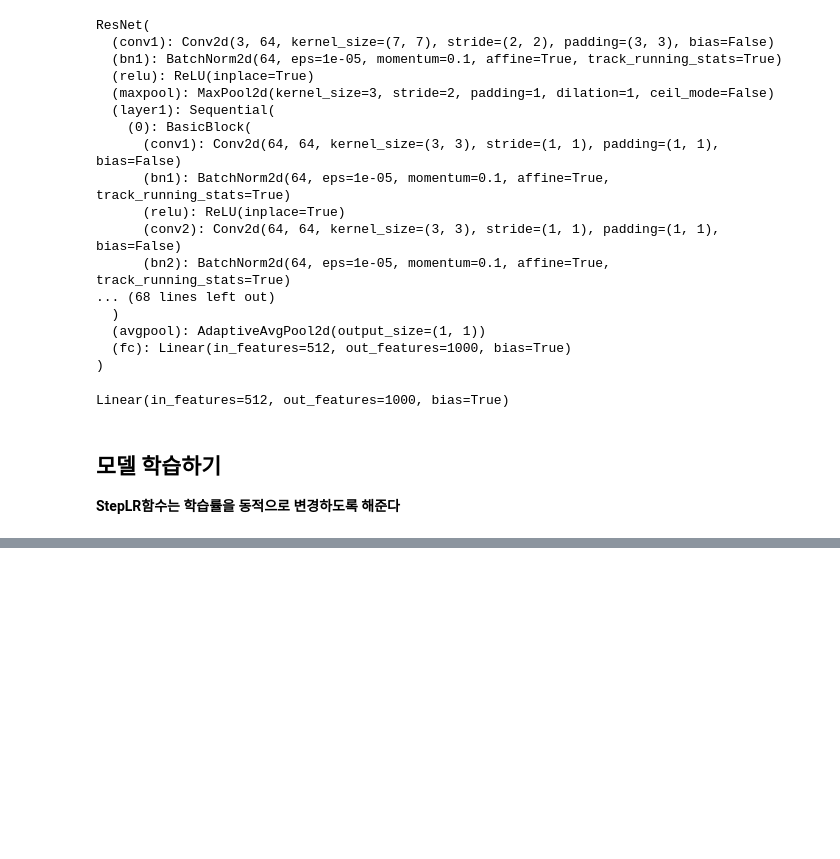
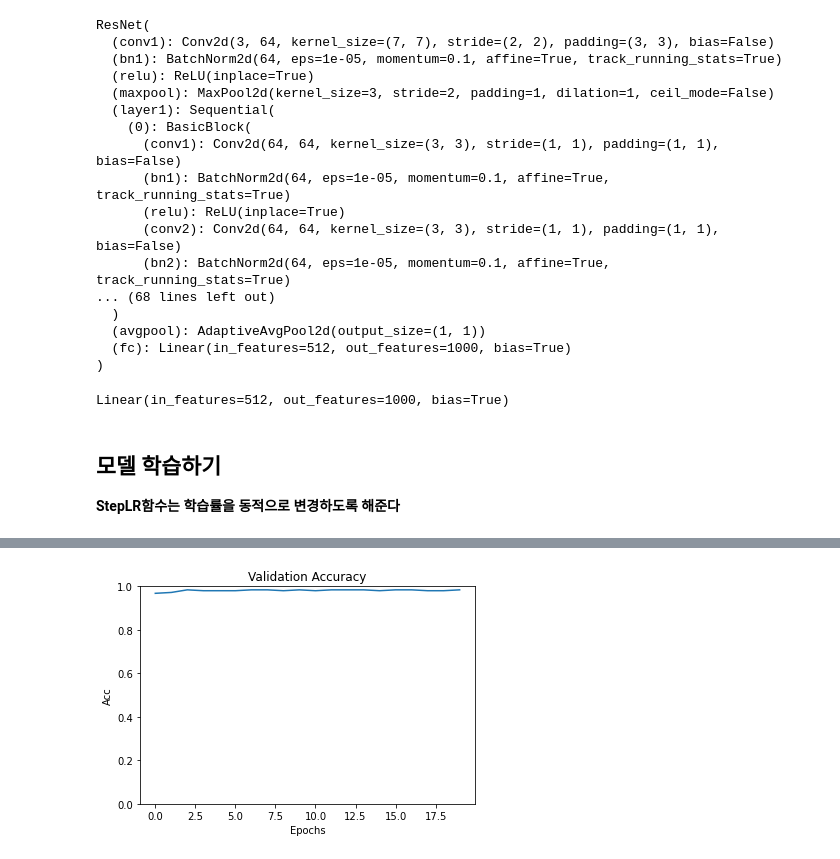
Before and after one commit to superbunny38/DeepLearning, a Jupyter notebook: pytorch/Chap_3_신경망_더_깊이_알아보기.ipynb, the cells around one changed output, grey strips where cells are left out. Saved outputs shown, nothing was run; the diff lists cells and outputs as text; code cells hidden in the pictures; blank space fills up the shorter version.

```diff
--- a/pytorch/Chap_3_신경망_더_깊이_알아보기.ipynb
+++ b/pytorch/Chap_3_신경망_더_깊이_알아보기.ipynb
@@ -438,0 +503,9 @@ NameError: ignored
+# %%
+plt.title("Validation Accuracy")
+plt.xlabel("Epochs")
+plt.ylabel("Acc")
+plt.plot(valid_acc)
+plt.ylim(0,1)
+plt.show()
+# %% [output]
+[figure, added]
```
Also changed, not shown: parts of 23 cells of this notebook.
